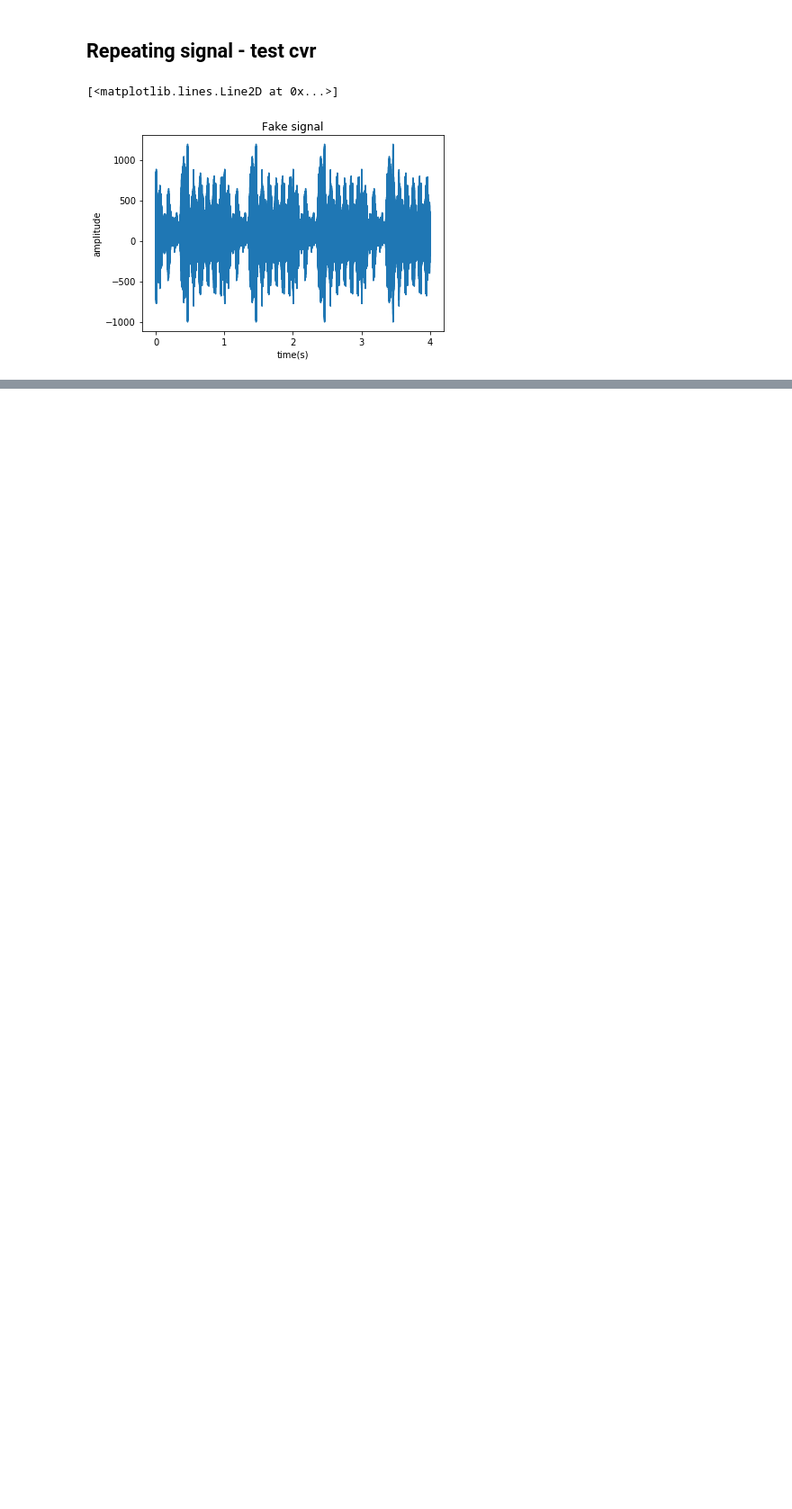
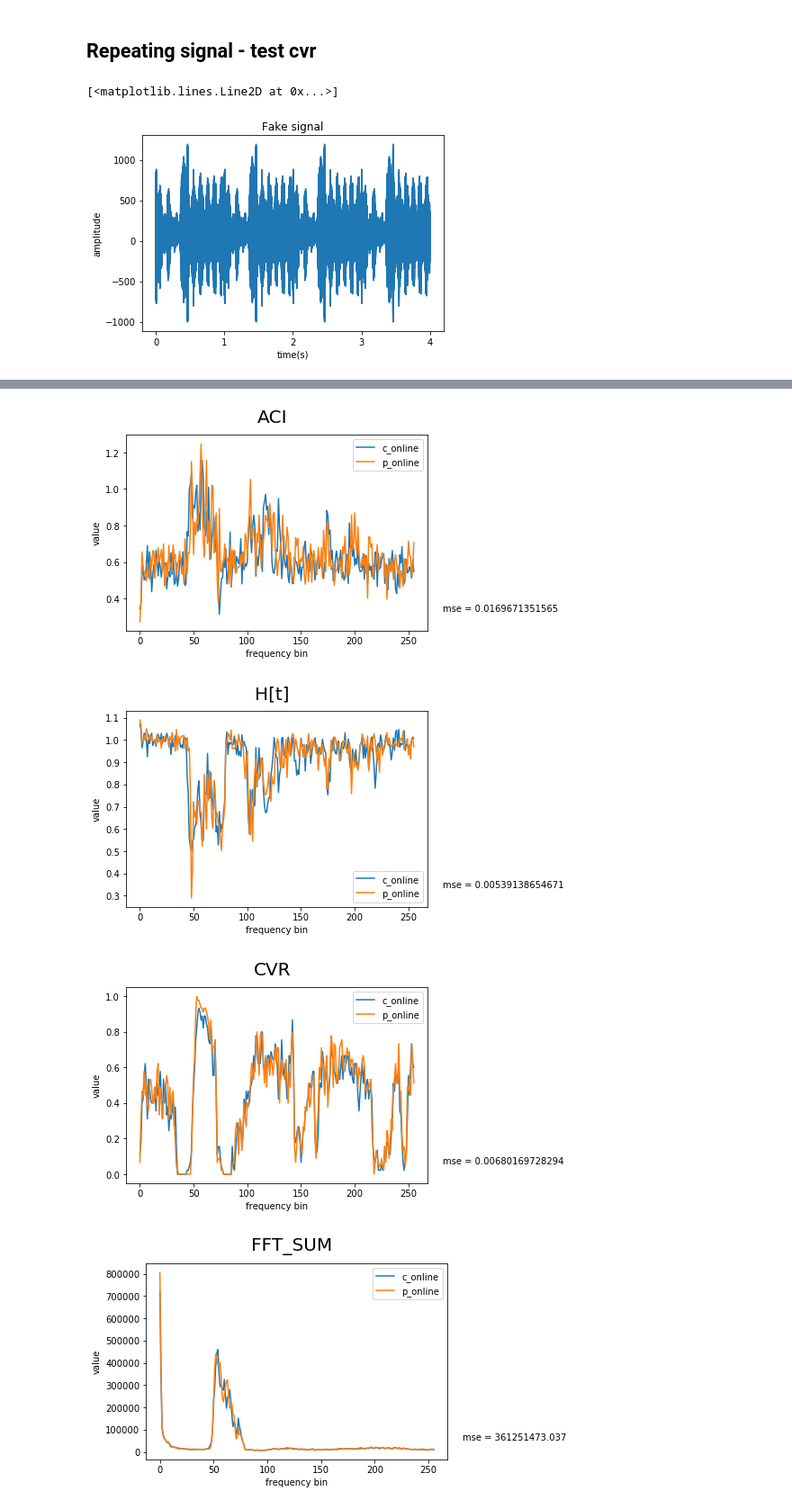
Before and after one commit to kwea123/acoustic-indices, a Jupyter notebook: 100_1030am_NewForest_Bee.ipynb, the cells around one changed output, grey strips where cells are left out. Shown: that part at 90% size. Cells and saved outputs as stored; diff of their text form; code cells hidden in the pictures; blank space fills up the shorter version.

```diff
--- a/100_1030am_NewForest_Bee.ipynb
+++ b/100_1030am_NewForest_Bee.ipynb
@@ -270,0 +269,16 @@ plot_comparison("CVR", cvr_matrix[t], cvr_matrix2[t], "batch", "online")
+# %%
+res = []
+with open("NewForestBee_C", "rb") as f:
+    while True:
+        b = f.read(4)
+        if not b:
+            break
+        else:
+            res.append(struct.unpack('f', b)[0])
+res = np.array(res)
+# %%
+data = np.transpose(res.reshape((30,256,4)),(2,0,1))
+aci_matrix_c_online = data[0]
+h_t_matrix_c_online = data[1]
+cvr_matrix_c_online = data[2]
+fft_matrix_c_online = data[3]
@@ -270,0 +287,11 @@ plot_comparison("CVR", cvr_matrix[t], cvr_matrix2[t], "batch", "online")
+# %%
+t = 0
+plot_comparison("ACI", aci_matrix_c_online[t], aci_matrix_p_online[t], "c_online", "p_online")
+plot_comparison("H[t]", h_t_matrix_c_online[t], h_t_matrix_p_online[t], "c_online", "p_online")
+plot_comparison("CVR", cvr_matrix_c_online[t], cvr_matrix_p_online[t], "c_online", "p_online")
+plot_comparison("FFT_SUM", fft_matrix_c_online[t], fft_matrix_p_online[t], "c_online", "p_online")
+# %% [output]
+[figure, added]
+[figure, added]
+[figure, added]
+[figure, added]
```
Also changed, not shown: parts of 21 cells of this notebook.
